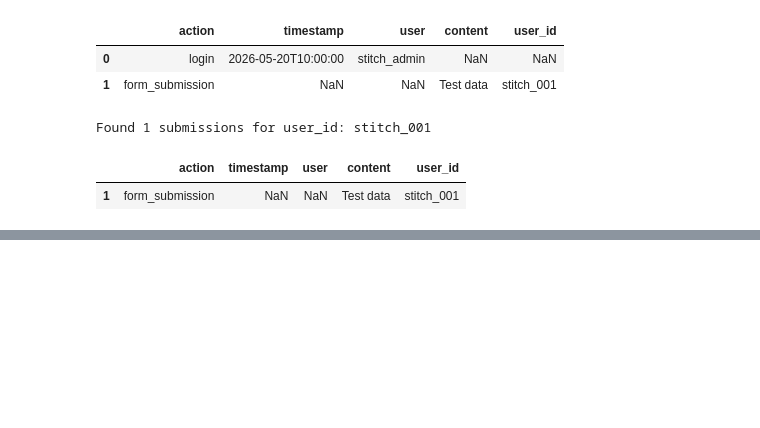
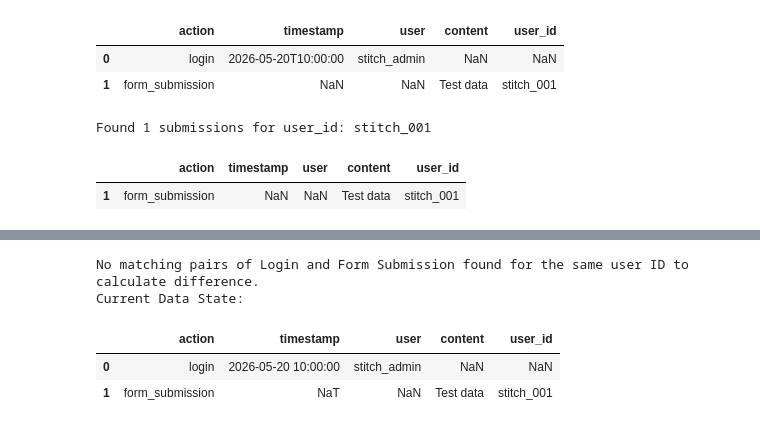
Before and after one commit to dharamdevm/mrdevsacademy, a Jupyter notebook: quickstarts/Get_started_managed_agents.ipynb, the cells around one changed output, grey strips where cells are left out. Cells and saved outputs as stored; diff of their text form; code cells hidden in the pictures; blank space fills up the shorter version.

```diff
--- a/quickstarts/Get_started_managed_agents.ipynb
+++ b/quickstarts/Get_started_managed_agents.ipynb
@@ -1377,0 +1409,41 @@ Found 1 submissions for user_id: stitch_001
+# %%
+import requests
+import pandas as pd
+
+try:
+    # 1. Fetch latest data
+    response = requests.get('http://127.0.0.1:5000/api/submissions')
+    if response.status_code == 200 and response.json():
+        df_time = pd.DataFrame(response.json())
+
+        # 2. Convert timestamp to datetime objects (handling potential missing values)
+        df_time['timestamp'] = pd.to_datetime(df_time['timestamp'], errors='coerce')
+
+        # 3. Separate logins and submissions to calculate difference
+        # Assuming user or user_id links the two events
+        logins = df_time[df_time['action'] == 'login'][['user', 'timestamp']].rename(columns={'timestamp': 'login_time'})
+        submissions = df_time[df_time['action'] == 'form_submission'][['user_id', 'timestamp']].rename(columns={'timestamp': 'submission_time'})
+
+        # 4. Merge on User ID (mapping 'user' from login to 'user_id' from submission)
+        # Note: In our test data, stitch_admin logged in and stitch_001 submitted.
+        # We'll try to find overlapping IDs if available.
+        merged = pd.merge(logins, submissions, left_on='user', right_on='user_id')
+
+        if not merged.empty:
+            merged['time_diff'] = merged['submission_time'] - merged['login_time']
+            print("Time difference calculated between events:")
+            display(merged[['user', 'login_time', 'submission_time', 'time_diff']])
+        else:
+            print("No matching pairs of Login and Form Submission found for the same user ID to calculate difference.")
+            print("Current Data State:")
+            display(df_time)
+    else:
+        print("No data available to process.")
+except Exception as e:
+    print(f"Error calculating time difference: {e}")
+# %% [output]
+No matching pairs of Login and Form Submission found for the same user ID to calculate difference.
+Current Data State:
+|  | action | timestamp | user | content | user_id |
+| 0 | login | 2026-05-20 10:00:00 | stitch_admin | NaN | NaN |
+| 1 | form_submission | NaT | NaN | Test data | stitch_001 |
```
Also changed, not shown: parts of 4 cells of this notebook.
